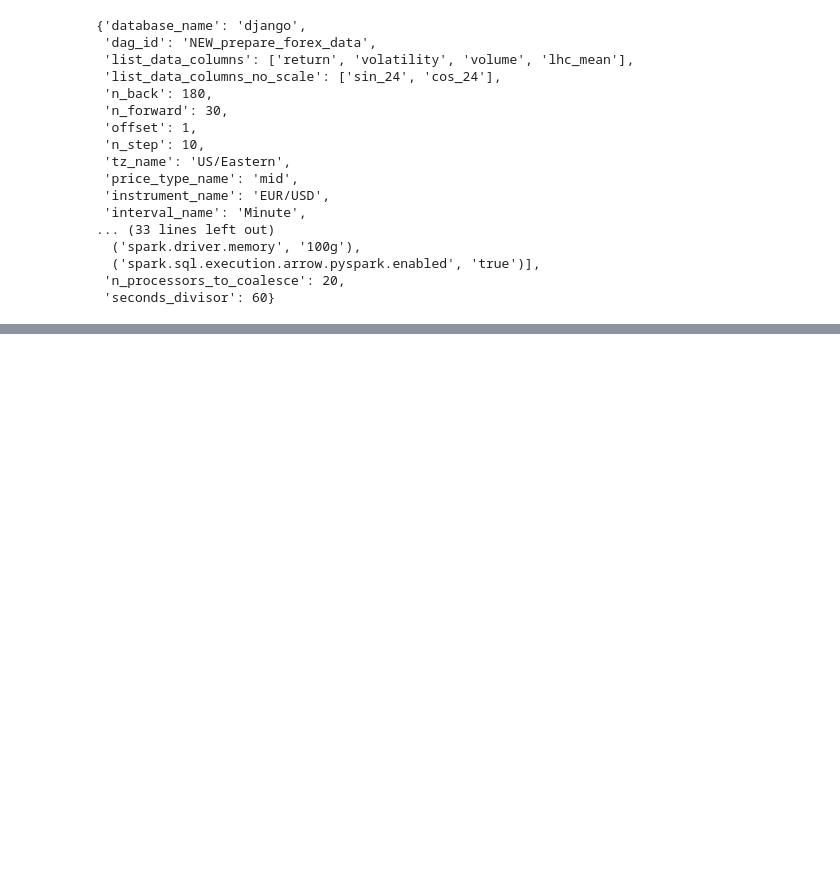
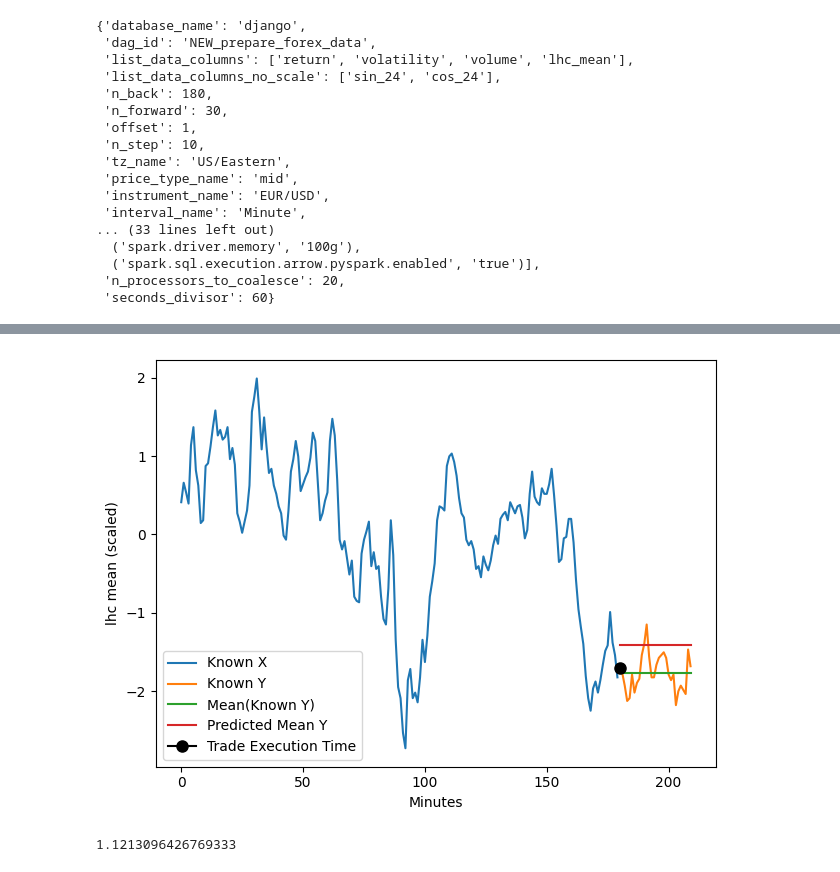
Before and after one commit to badassdatascience/badass-data-science, a Jupyter notebook: badassdatascience/forecasting/deep_learning/forex/results_class.ipynb, the cells around one changed output, grey strips where cells are left out. Saved outputs shown, nothing was run; the diff lists cells and outputs as text; code cells hidden in the pictures; blank space fills up the shorter version.

```diff
--- a/badassdatascience/forecasting/deep_learning/forex/results_class.ipynb
+++ b/badassdatascience/forecasting/deep_learning/forex/results_class.ipynb
@@ -111,0 +311,4 @@ ts.plot_it(index_panel = 2000)
+# %%
+model_result.plot_a_prediction(index_panel = 1700)
+# %% [output]
+[figure, added]
@@ -111,0 +337,4 @@ ts.plot_it(index_panel = 2000)
+# %%
+print(model_result.error_metric)
+# %% [output]
+1.1213096426769333
```
Also changed, not shown: parts of 12 cells of this notebook, 2 other files.
